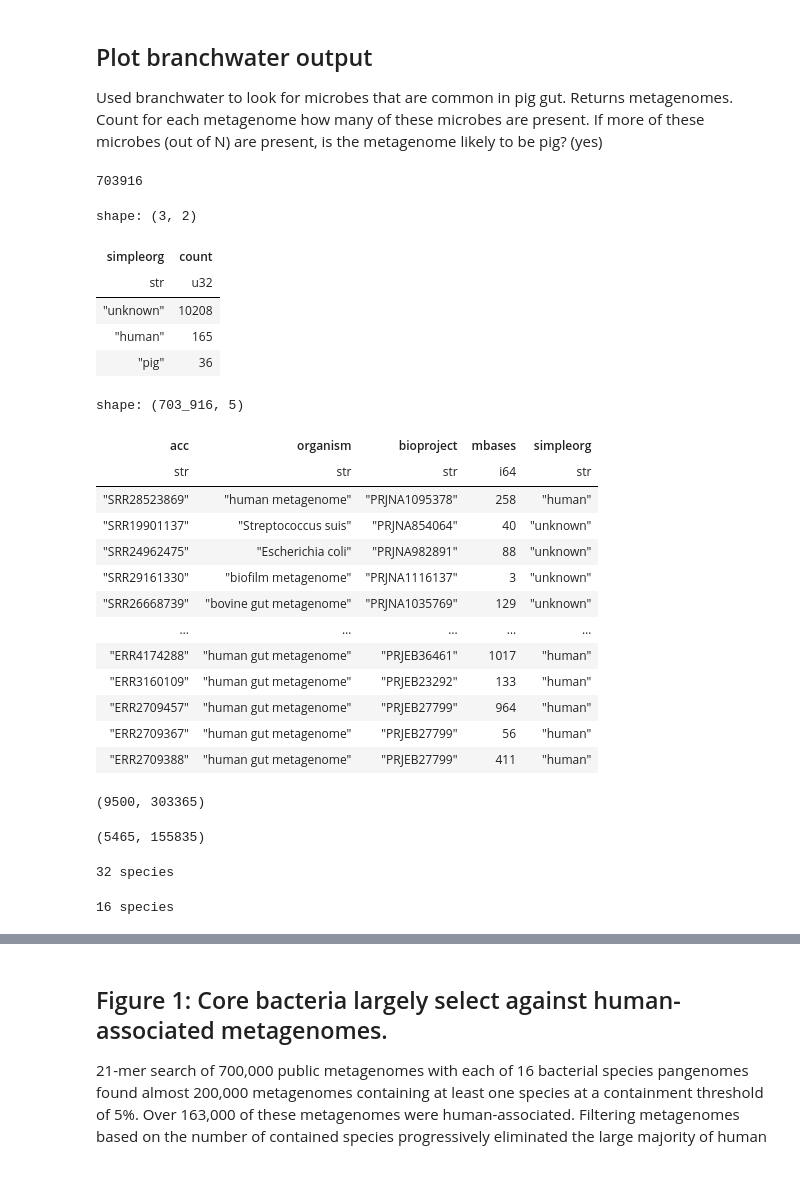
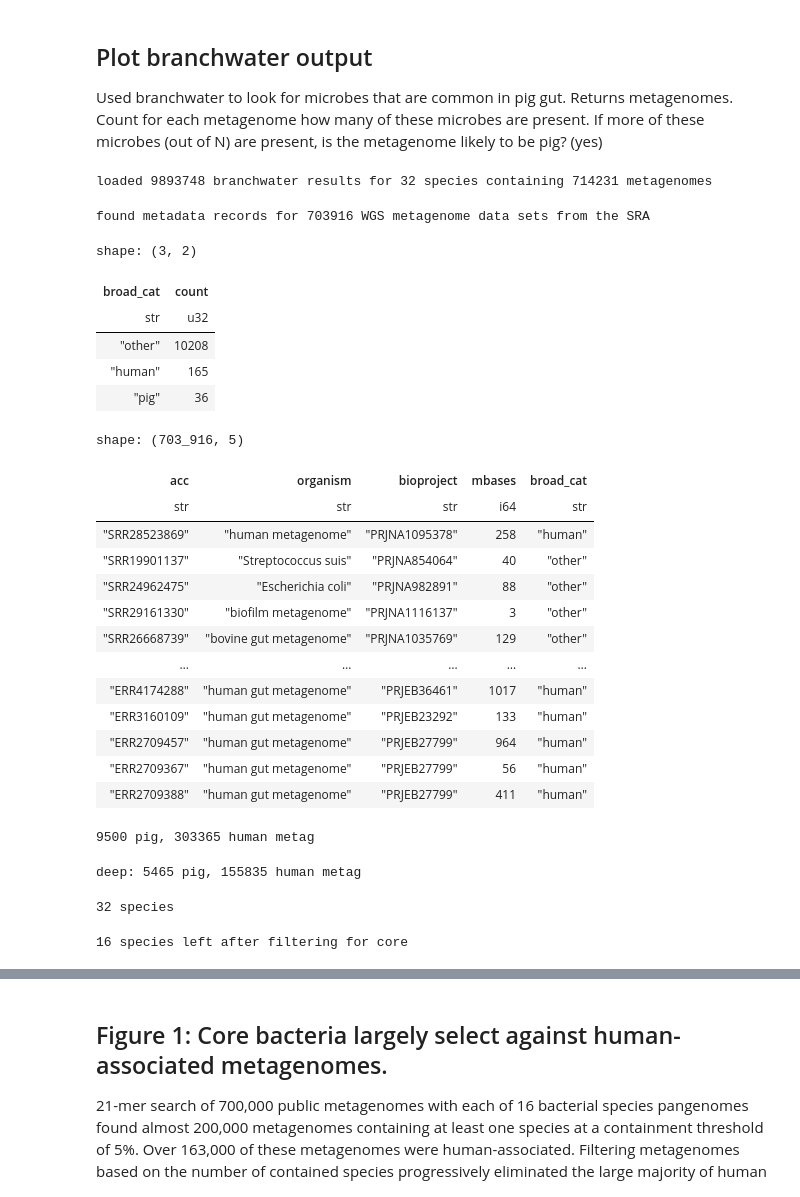
Before and after one commit to dib-lab/2025-workflow-core99, a Jupyter notebook: notebooks2/figure1-branchwater.ipynb, the cells around one changed output, grey strips where cells are left out. Drawn from its saved outputs; the diff is of its cells as text; code cells hidden in the pictures.

```diff
--- a/notebooks2/figure1-branchwater.ipynb
+++ b/notebooks2/figure1-branchwater.ipynb
@@ -28,13 +71,18 @@ import matplotlib.pyplot as plt
 dirpath = BASE_OUTPUTS+'/manysearch.*.parquet'
 
 all_bw_df = pl.scan_parquet(dirpath).collect()
-all_bw_df = all_bw_df.with_columns(pl.col("query_name").alias("species"),
-                           pl.col("match_name").alias("acc"))
-all_bw_df = all_bw_df.select(["species", "acc", "containment", "intersect_hashes", "scaled"])
+all_bw_df = all_bw_df.with_columns(
+    species=pl.col("query_name"),
+    acc=pl.col("match_name"),
+    intersect_bp=pl.col("scaled")*pl.col("intersect_hashes"),
+)
+all_bw_df = all_bw_df.select(["species", "acc", "containment", "intersect_bp"])
 
-# set threshold
-#bw_df = all_bw_df.filter(pl.col("intersect_hashes") >= HASH_THRESHOLD)
-#bw_df = all_bw_df.filter(pl.col("containment") >= CONTAINMENT_THRESHOLD)
+n_species = all_bw_df['species'].n_unique()
+n_acc = all_bw_df['acc'].n_unique()
+print(f"loaded {len(all_bw_df)} branchwater results for {n_species} species containing {n_acc} metagenomes")
+# %% [output]
+loaded 9893748 branchwater results for 32 species containing 714231 metagenomes
 # %%
 # get metadata, only compare WGS
 metadata_df = (
@@ -44,13 +92,13 @@ metadata_df = (
     .select(["acc", "organism", "bioproject", "mbases"])
     .collect()
 )
-print(len(metadata_df))
+print(f"found metadata records for {len(metadata_df)} WGS metagenome data sets from the SRA")
 # %% [output]
-703916
+found metadata records for 703916 WGS metagenome data sets from the SRA
 # %%
 rename_df = []
 for organism in metadata_df['organism'].unique().to_list():
-    simpleorg = 'unknown'
+    simpleorg = 'other'
     if organism:
         for kw in ['human', 'homo']:
             if kw in organism.lower():
@@ -60,29 +108,30 @@ for organism in metadata_df['organism'].unique().to_list():
             if kw in organism.lower():
                 simpleorg = 'pig'
                 break
-    rename_df.append(dict(organism=organism, simpleorg=simpleorg))
+    rename_df.append(dict(organism=organism, broad_cat=simpleorg))
 
 rename_df = pl.DataFrame(rename_df)
-rename_df['simpleorg'].value_counts().sort(by='count', descending=True)
+rename_df['broad_cat'].value_counts().sort(by='count', descending=True)
 # %% [output]
 shape: (3, 2)
-| simpleorg | count |
+| broad_cat | count |
 | str | u32 |
-| "unknown" | 10208 |
+| "other" | 10208 |
 | "human" | 165 |
 | "pig" | 36 |
 # %%
 metadata2_df = metadata_df.join(rename_df, on='organism', how='left', coalesce=True)
+assert len(metadata2_df) == len(metadata_df)
 metadata2_df
 # %% [output]
 shape: (703_916, 5)
-| acc | organism | bioproject | mbases | simpleorg |
+| acc | organism | bioproject | mbases | broad_cat |
 | str | str | str | i64 | str |
 | "SRR28523869" | "human metagenome" | "PRJNA1095378" | 258 | "human" |
-| "SRR19901137" | "Streptococcus suis" | "PRJNA854064" | 40 | "unknown" |
-| "SRR24962475" | "Escherichia coli" | "PRJNA982891" | 88 | "unknown" |
-| "SRR29161330" | "biofilm metagenome" | "PRJNA1116137" | 3 | "unknown" |
-| "SRR26668739" | "bovine gut metagenome" | "PRJNA1035769" | 129 | "unknown" |
+| "SRR19901137" | "Streptococcus suis" | "PRJNA854064" | 40 | "other" |
+| "SRR24962475" | "Escherichia coli" | "PRJNA982891" | 88 | "other" |
+| "SRR29161330" | "biofilm metagenome" | "PRJNA1116137" | 3 | "other" |
+| "SRR26668739" | "bovine gut metagenome" | "PRJNA1035769" | 129 | "other" |
 | … | … | … | … | … |
 | "ERR4174288" | "human gut metagenome" | "PRJEB36461" | 1017 | "human" |
 | "ERR3160109" | "human gut metagenome" | "PRJEB23292" | 133 | "human" |
@@ -90,16 +139,17 @@ shape: (703_916, 5)
 | "ERR2709367" | "human gut metagenome" | "PRJEB27799" | 56 | "human" |
 | "ERR2709388" | "human gut metagenome" | "PRJEB27799" | 411 | "human" |
 # %%
-n_pig = len(metadata2_df.filter(pl.col('simpleorg') == 'pig'))
-n_human = len(metadata2_df.filter(pl.col('simpleorg') == 'human'))
-n_pig, n_human
+n_pig = len(metadata2_df.filter(pl.col('broad_cat') == 'pig'))
+n_human = len(metadata2_df.filter(pl.col('broad_cat') == 'human'))
+
+print(f"{n_pig} pig, {n_human} human metag")
 # %% [output]
-(9500, 303365)
+9500 pig, 303365 human metag
 # %%
-n_pig_deep = len(metadata2_df.filter((pl.col('simpleorg') == 'pig') & (pl.col('mbases') >= 1000)))
-n_human_deep = len(metadata2_df.filter((pl.col('simpleorg') == 'human') & (pl.col('mbases') >= 1000)))
-n_pig_deep, n_human_deep
+n_pig_deep = len(metadata2_df.filter((pl.col('broad_cat') == 'pig') & (pl.col('mbases') >= 1000)))
+n_human_deep = len(metadata2_df.filter((pl.col('broad_cat') == 'human') & (pl.col('mbases') >= 1000)))
+print(f"deep: {n_pig_deep} pig, {n_human_deep} human metag")
 # %% [output]
-(5465, 155835)
+deep: 5465 pig, 155835 human metag
 # %%
 all_bw_df = all_bw_df.join(metadata2_df, on="acc", how="left")
@@ -109,6 +159,7 @@ print(all_bw_df['species'].n_unique(), 'species')
 # %%
 CORE_SPECIES=set([ x.strip() for x in open('../inputs.cds/names.list') ])
 all_bw_df = all_bw_df.filter(pl.col("species").is_in(CORE_SPECIES))
-print(all_bw_df['species'].n_unique(), 'species')
+print(f"{all_bw_df['species'].n_unique()} species left after filtering for core")
+assert all_bw_df['species'].n_unique() == len(CORE_SPECIES)
 # %% [output]
-16 species
+16 species left after filtering for core
```
Also changed, not shown: parts of 26 cells of this notebook, 7 other files.
